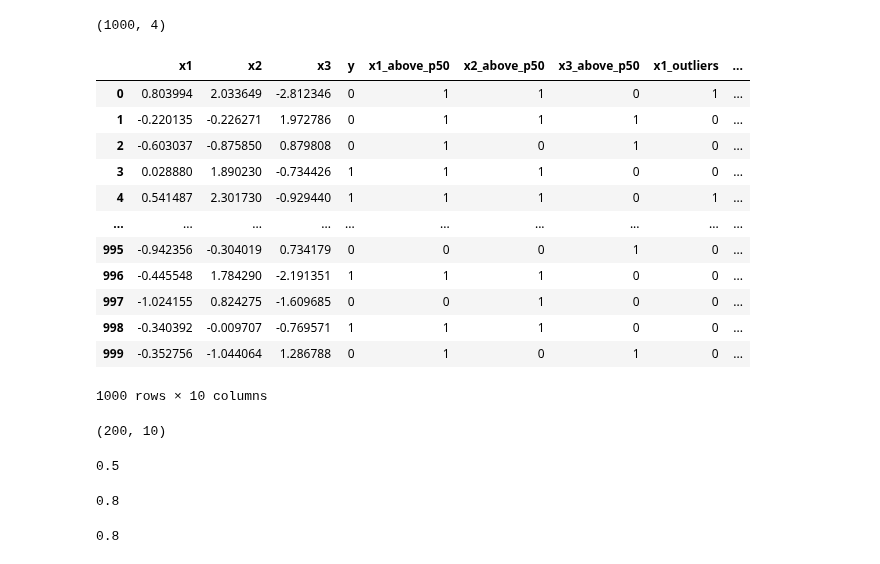
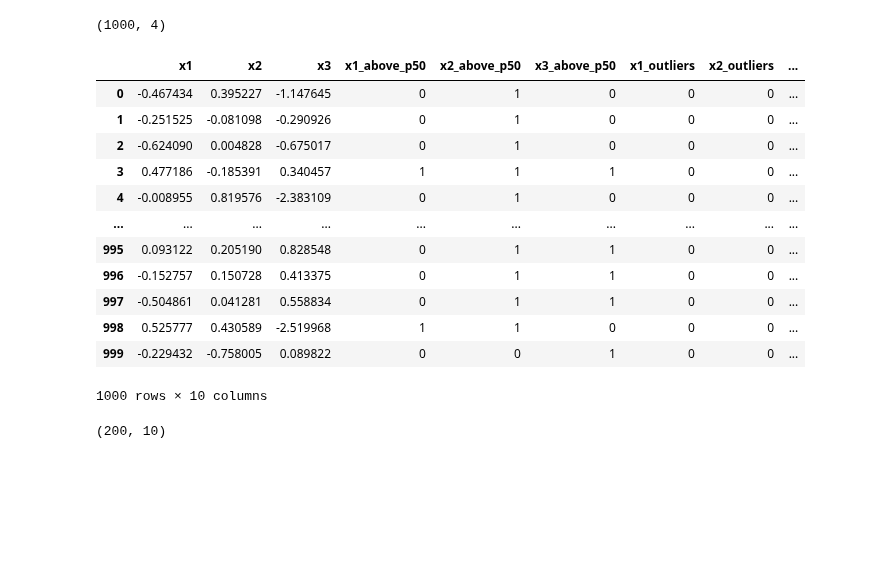
Before and after one commit to rknagao/studies, a Jupyter notebook: caltech_ml_course/lecture04_error_and_noise/lecture04.ipynb, the cells around one changed output. Saved outputs shown, nothing was run; the diff lists cells and outputs as text; code cells hidden in the pictures; blank space fills up the shorter version.

```diff
--- a/caltech_ml_course/lecture04_error_and_noise/lecture04.ipynb
+++ b/caltech_ml_course/lecture04_error_and_noise/lecture04.ipynb
@@ -43,7 +43,7 @@ demonstrate the tradeoff between model complexity and errors, both in sample and
 <div>
 # %%
 # Creating the population dataset.
-X, y = make_classification(n_samples=1000, n_features=3, n_informative=3, n_redundant=0, n_clusters_per_class=1, class_sep=0.8, flip_y=0.2, random_state=52)
+X, y = make_classification(n_samples=1000, n_features=3, n_informative=3, n_redundant=0, n_clusters_per_class=1, class_sep=2, flip_y=0.2, hypercube=False, random_state=52)
 df_population = pd.DataFrame({'x1': X[:,0], 'x2': X[:,1], 'x3': X[:,2], 'y':y})
 
 print(df_population.shape)
@@ -53,30 +53,32 @@ px.scatter_3d(df_population, x='x1', y='x2', z='x3', color='y', width=700, heigh
 # %%
 # Applying feature engineering to increase the complexity of the model.apply
 
 # Extra features 1: above p50
 df_population['x1_above_p50'] = np.where(df_population['x1'] > np.percentile(df_population['x1'], 50), 1, 0)
 df_population['x2_above_p50'] = np.where(df_population['x2'] > np.percentile(df_population['x2'], 50), 1, 0)
 df_population['x3_above_p50'] = np.where(df_population['x3'] > np.percentile(df_population['x3'], 50), 1, 0)
 
 # Extra features 2: outliers
 df_population['x1_outliers'] = np.where((df_population['x1'] > np.percentile(df_population['x1'], 90)) | (df_population['x1'] < np.percentile(df_population['x1'], 10)), 1, 0)
 df_population['x2_outliers'] = np.where((df_population['x2'] > np.percentile(df_population['x2'], 90)) | (df_population['x2'] < np.percentile(df_population['x2'], 10)), 1, 0)
 df_population['x3_outliers'] = np.where((df_population['x3'] > np.percentile(df_population['x3'], 90)) | (df_population['x3'] < np.percentile(df_population['x3'], 10)), 1, 0)
 
+# Just relocating the target to the last columns
+df_population.insert(len(df_population.columns) - 1, 'y', df_population.pop('y'))
 df_population
 # %% [output]
-|  | x1 | x2 | x3 | y | x1_above_p50 | x2_above_p50 | x3_above_p50 | x1_outliers | ... |
-| 0 | 0.803994 | 2.033649 | -2.812346 | 0 | 1 | 1 | 0 | 1 | ... |
-| 1 | -0.220135 | -0.226271 | 1.972786 | 0 | 1 | 1 | 1 | 0 | ... |
-| 2 | -0.603037 | -0.875850 | 0.879808 | 0 | 1 | 0 | 1 | 0 | ... |
-| 3 | 0.028880 | 1.890230 | -0.734426 | 1 | 1 | 1 | 0 | 0 | ... |
-| 4 | 0.541487 | 2.301730 | -0.929440 | 1 | 1 | 1 | 0 | 1 | ... |
+|  | x1 | x2 | x3 | x1_above_p50 | x2_above_p50 | x3_above_p50 | x1_outliers | x2_outliers | ... |
+| 0 | -0.467434 | 0.395227 | -1.147645 | 0 | 1 | 0 | 0 | 0 | ... |
+| 1 | -0.251525 | -0.081098 | -0.290926 | 0 | 1 | 0 | 0 | 0 | ... |
+| 2 | -0.624090 | 0.004828 | -0.675017 | 0 | 1 | 0 | 0 | 0 | ... |
+| 3 | 0.477186 | -0.185391 | 0.340457 | 1 | 1 | 1 | 0 | 0 | ... |
+| 4 | -0.008955 | 0.819576 | -2.383109 | 0 | 1 | 0 | 0 | 0 | ... |
 | ... | ... | ... | ... | ... | ... | ... | ... | ... | ... |
-| 995 | -0.942356 | -0.304019 | 0.734179 | 0 | 0 | 0 | 1 | 0 | ... |
-| 996 | -0.445548 | 1.784290 | -2.191351 | 1 | 1 | 1 | 0 | 0 | ... |
-| 997 | -1.024155 | 0.824275 | -1.609685 | 0 | 0 | 1 | 0 | 0 | ... |
-| 998 | -0.340392 | -0.009707 | -0.769571 | 1 | 1 | 1 | 0 | 0 | ... |
-| 999 | -0.352756 | -1.044064 | 1.286788 | 0 | 1 | 0 | 1 | 0 | ... |
+| 995 | 0.093122 | 0.205190 | 0.828548 | 0 | 1 | 1 | 0 | 0 | ... |
+| 996 | -0.152757 | 0.150728 | 0.413375 | 0 | 1 | 1 | 0 | 0 | ... |
+| 997 | -0.504861 | 0.041281 | 0.558834 | 0 | 1 | 1 | 0 | 0 | ... |
+| 998 | 0.525777 | 0.430589 | -2.519968 | 1 | 1 | 0 | 0 | 0 | ... |
+| 999 | -0.229432 | -0.758005 | 0.089822 | 0 | 0 | 1 | 0 | 0 | ... |
 1000 rows × 10 columns
 # %%
 # Extracting the sample dataset.
@@ -105,15 +107,3 @@ def train_test_metric(df, list_columns):
     acc = accuracy_score(y_test, y_pred)
 
     return acc
-# %%
-train_test_metric(df_sample, ['x1'])
-# %% [output]
-0.5
-# %%
-train_test_metric(df_sample, ['x1', 'x2'])
-# %% [output]
-0.8
-# %%
-train_test_metric(df_sample, ['x1', 'x2', 'x3'])
-# %% [output]
-0.8
```
Also changed, not shown: parts of 6 cells of this notebook.
